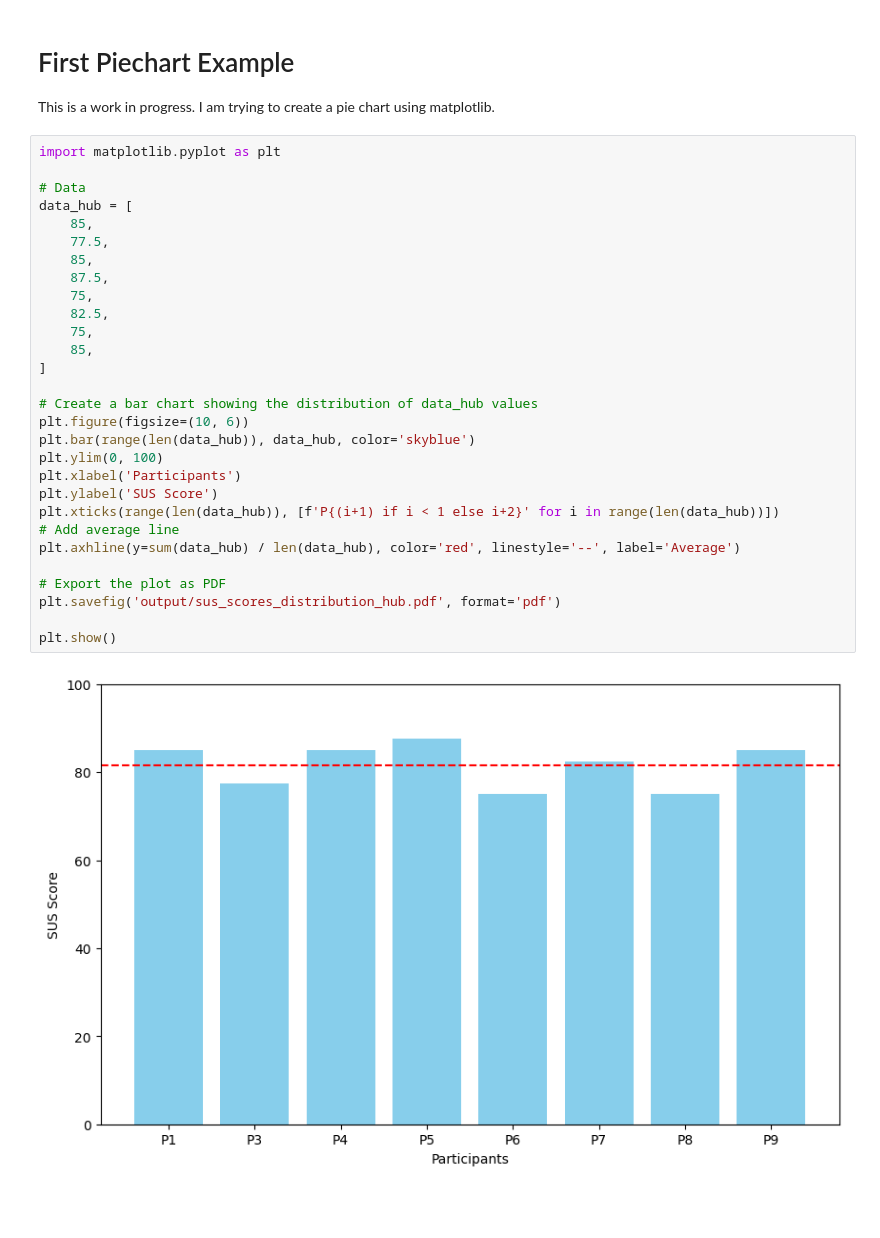
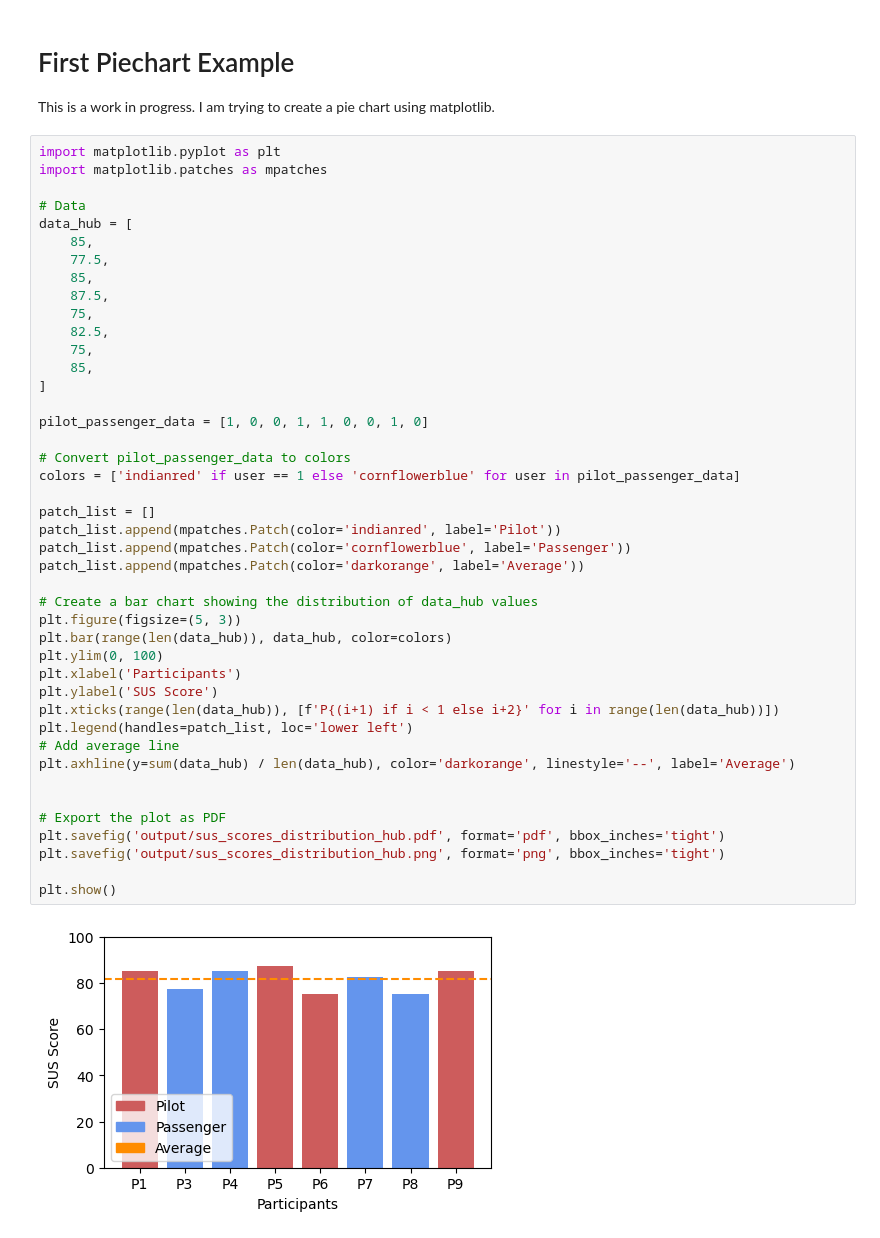
Before and after one commit to DavidMueller1/master-thesis-jupyter-plots, a Jupyter notebook: sus.ipynb, the cells around one changed output. Drawn from its saved outputs; the diff is of its cells as text; blank space fills up the shorter version.

```diff
--- a/sus.ipynb
+++ b/sus.ipynb
@@ -3,35 +3,49 @@
 This is a work in progress.  I am trying to create a pie chart using matplotlib.
 # %%
 import matplotlib.pyplot as plt
+import matplotlib.patches as mpatches
 
 # Data
 data_hub = [
     85,
     77.5,
     85,
     87.5,
     75,
     82.5,
     75,
     85,
 ]
 
+pilot_passenger_data = [1, 0, 0, 1, 1, 0, 0, 1, 0]
+
+# Convert pilot_passenger_data to colors
+colors = ['indianred' if user == 1 else 'cornflowerblue' for user in pilot_passenger_data]
+
+patch_list = []
+patch_list.append(mpatches.Patch(color='indianred', label='Pilot'))
+patch_list.append(mpatches.Patch(color='cornflowerblue', label='Passenger'))
+patch_list.append(mpatches.Patch(color='darkorange', label='Average'))
+
 # Create a bar chart showing the distribution of data_hub values
-plt.figure(figsize=(10, 6))
-plt.bar(range(len(data_hub)), data_hub, color='skyblue')
+plt.figure(figsize=(5, 3))
+plt.bar(range(len(data_hub)), data_hub, color=colors)
 plt.ylim(0, 100)
 plt.xlabel('Participants')
 plt.ylabel('SUS Score')
 plt.xticks(range(len(data_hub)), [f'P{(i+1) if i < 1 else i+2}' for i in range(len(data_hub))])
+plt.legend(handles=patch_list, loc='lower left')
 # Add average line
-plt.axhline(y=sum(data_hub) / len(data_hub), color='red', linestyle='--', label='Average')
+plt.axhline(y=sum(data_hub) / len(data_hub), color='darkorange', linestyle='--', label='Average')
+
 
 # Export the plot as PDF
-plt.savefig('output/sus_scores_distribution_hub.pdf', format='pdf')
+plt.savefig('output/sus_scores_distribution_hub.pdf', format='pdf', bbox_inches='tight')
+plt.savefig('output/sus_scores_distribution_hub.png', format='png', bbox_inches='tight')
 
 plt.show()
 # %% [output]
-[figure, old version]
+[figure, new version]
 # %%
 import matplotlib.pyplot as plt
 
```
Also changed, not shown: parts of 1 cell of this notebook, 7 other files.
